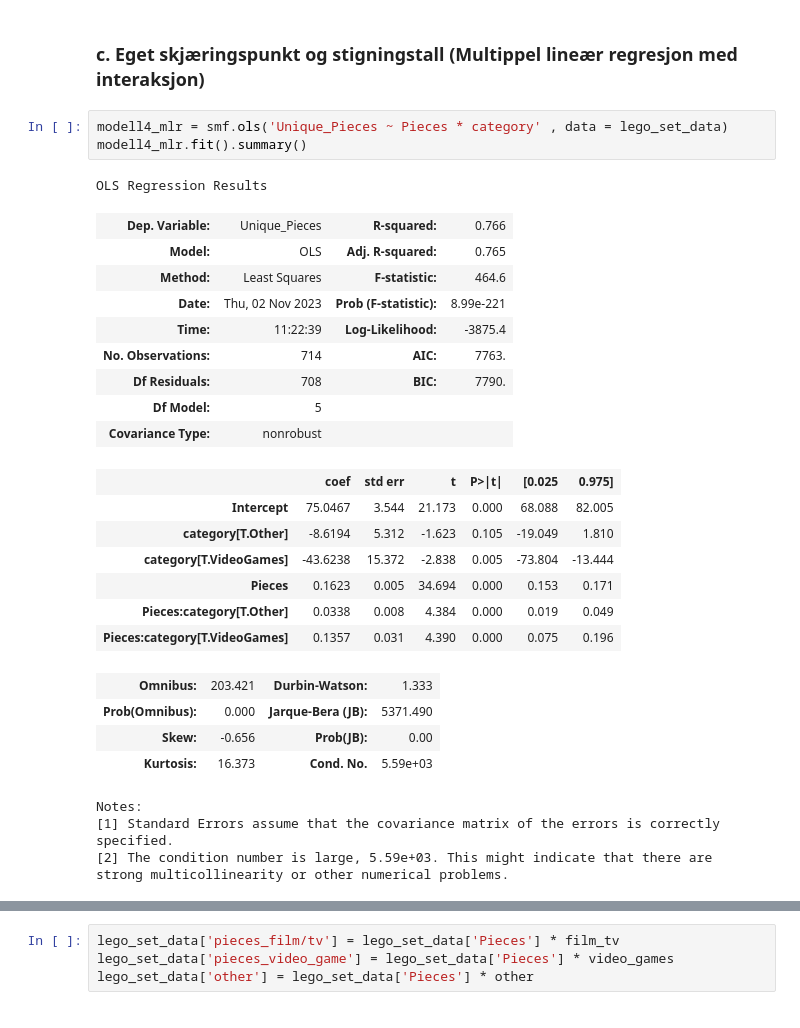
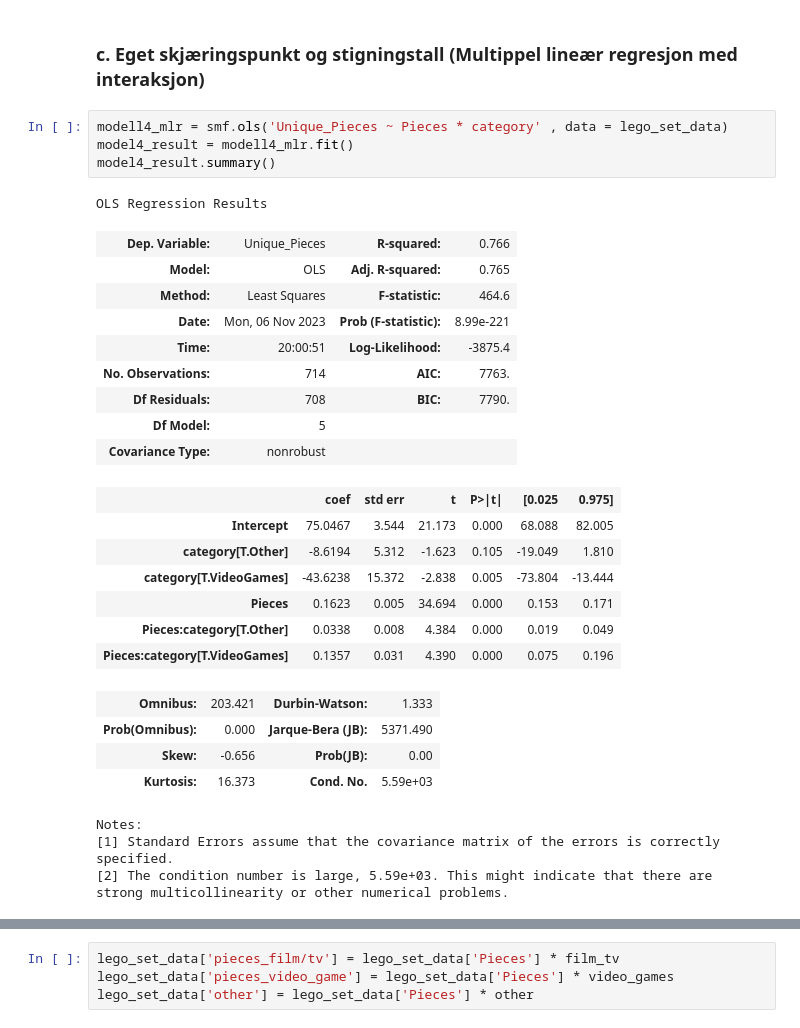
Before and after one commit to kludge7/ISTT1003-Statistikk, a Jupyter notebook: models.ipynb, the cells around one changed output, grey strips where cells are left out. Drawn from its saved outputs; the diff is of its cells as text.

```diff
--- a/models.ipynb
+++ b/models.ipynb
@@ -209,14 +234,15 @@ strong multicollinearity or other numerical problems.
 ### c. Eget skjæringspunkt og stigningstall (Multippel lineær regresjon med interaksjon)
 # %%
 modell4_mlr = smf.ols('Unique_Pieces ~ Pieces * category' , data = lego_set_data)
-modell4_mlr.fit().summary()
+model4_result = modell4_mlr.fit()
+model4_result.summary()
 # %% [output]
 OLS Regression Results
 | Dep. Variable: | Unique_Pieces | R-squared: | 0.766 |
 | Model: | OLS | Adj. R-squared: | 0.765 |
 | Method: | Least Squares | F-statistic: | 464.6 |
-| Date: | Thu, 02 Nov 2023 | Prob (F-statistic): | 8.99e-221 |
-| Time: | 11:22:39 | Log-Likelihood: | -3875.4 |
+| Date: | Mon, 06 Nov 2023 | Prob (F-statistic): | 8.99e-221 |
+| Time: | 20:00:51 | Log-Likelihood: | -3875.4 |
 | No. Observations: | 714 | AIC: | 7763. |
 | Df Residuals: | 708 | BIC: | 7790. |
 | Df Model: | 5 |  |  |
```
Also changed, not shown: parts of 4 cells of this notebook.
